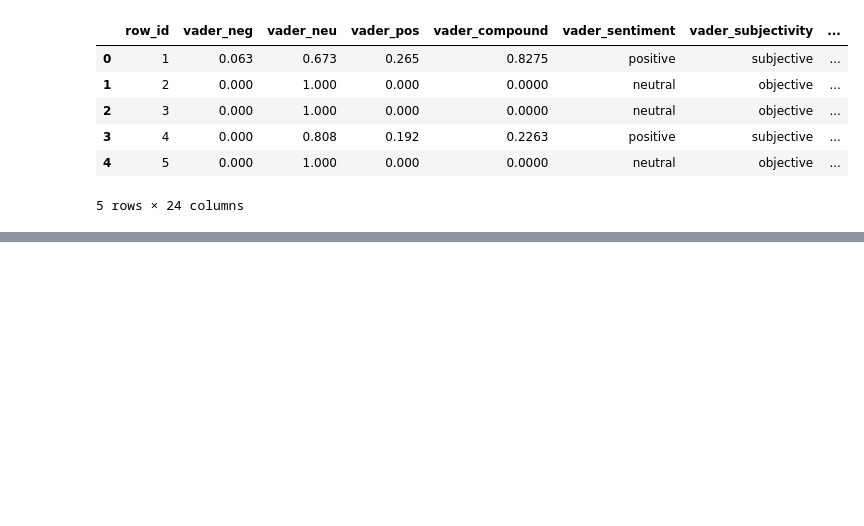
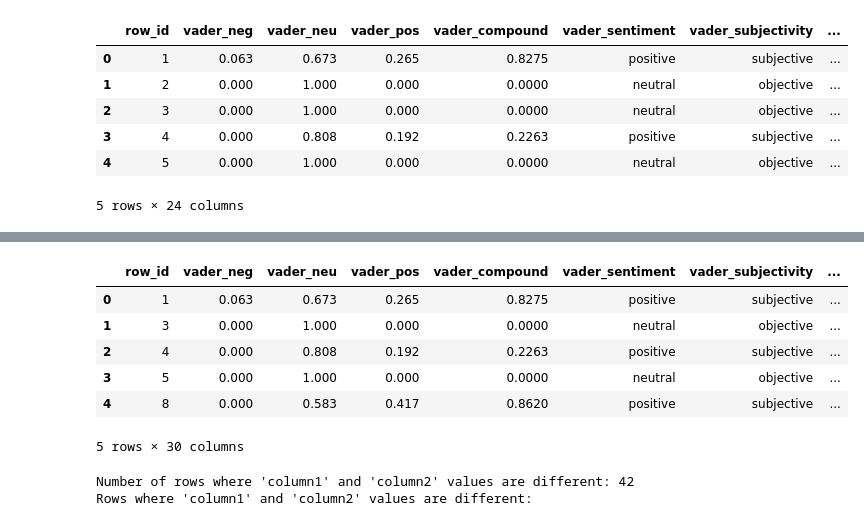
Before and after one commit to ao9000/SC4021-Project, a Jupyter notebook: classification.ipynb, the cells around one changed output, grey strips where cells are left out. Saved outputs shown, nothing was run; the diff lists cells and outputs as text; code cells hidden in the pictures; blank space fills up the shorter version.

Commit message:
new merged all

```diff
--- a/classification.ipynb
+++ b/classification.ipynb
@@ -902,5 +930,7 @@ vader.head()
 | 3 | 4 | 0.000 | 0.808 | 0.192 | 0.2263 | positive | subjective | ... |
 | 4 | 5 | 0.000 | 1.000 | 0.000 | 0.0000 | neutral | objective | ... |
 5 rows × 24 columns
+# %%
+predict_all = pd.read_csv("classification/roberta_cleaned_combined_data.csv")
 # %%
-merged_all = pd.merge(vader, annotation_df, on='text', how='inner')
+merged_all = pd.merge(vader, predict_all, how='inner')
@@ -922,0 +966,18 @@ merged_all
+# %%
+merged_all = merged_all[['row_id', 'vader_neg', 'vader_neu', 'vader_pos', 'vader_compound',
+       'vader_sentiment', 'vader_subjectivity', 'tbpolarityscore',
+       'textblob_sentiment', 'tbsubjectivityscore', 'textblob_subjectivity',
+       'author', 'text', 'created_utc', 'edited', 'id', 'num_comments',
+       'permalink', 'score', 'subreddit_name', 'upvote_ratio', 'url', 'type',
+       'post_id', 'upvote', 'text_spellcheck', 'neg_score', 'neu_score',
+       'pos_score', 'label']]
+# %%
+merged_all.head()
+# %% [output]
+|  | row_id | vader_neg | vader_neu | vader_pos | vader_compound | vader_sentiment | vader_subjectivity | ... |
+| 0 | 1 | 0.063 | 0.673 | 0.265 | 0.8275 | positive | subjective | ... |
+| 1 | 3 | 0.000 | 1.000 | 0.000 | 0.0000 | neutral | objective | ... |
+| 2 | 4 | 0.000 | 0.808 | 0.192 | 0.2263 | positive | subjective | ... |
+| 3 | 5 | 0.000 | 1.000 | 0.000 | 0.0000 | neutral | objective | ... |
+| 4 | 8 | 0.000 | 0.583 | 0.417 | 0.8620 | positive | subjective | ... |
+5 rows × 30 columns
@@ -922,0 +986,9 @@ merged_all
+# %%
+merged_all = pd.read_csv("classification/merged_all.csv")
+count_different_values = (merged_all['author_x'] != merged_all['author_y']).sum()
+rows_with_different_values = merged_all[merged_all['author_x'] != merged_all['author_y']]
+print("Number of rows where 'column1' and 'column2' values are different:", count_different_values)
+print("Rows where 'column1' and 'column2' values are different:")
+# %% [output]
+Number of rows where 'column1' and 'column2' values are different: 42
+Rows where 'column1' and 'column2' values are different:
```
Also changed, not shown: parts of 6 cells of this notebook, 1 other file.
